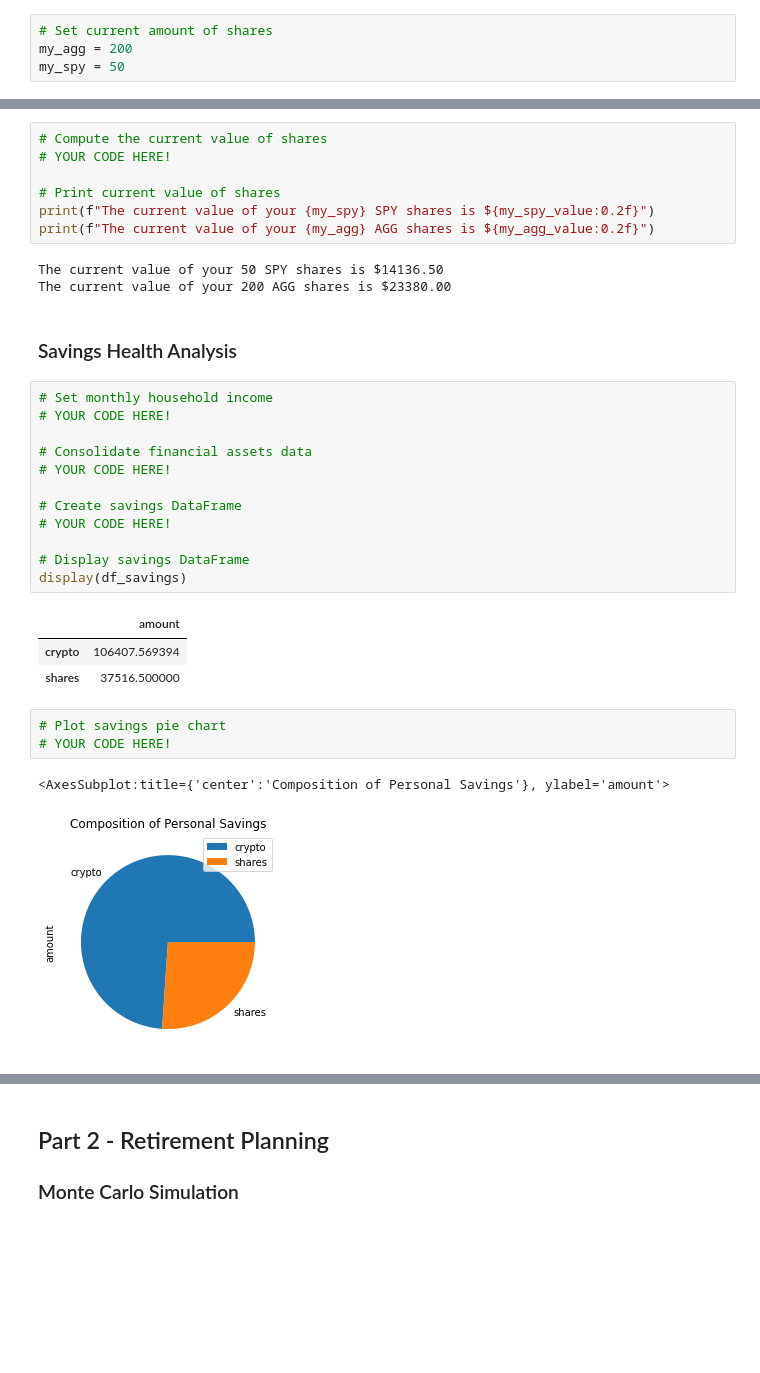
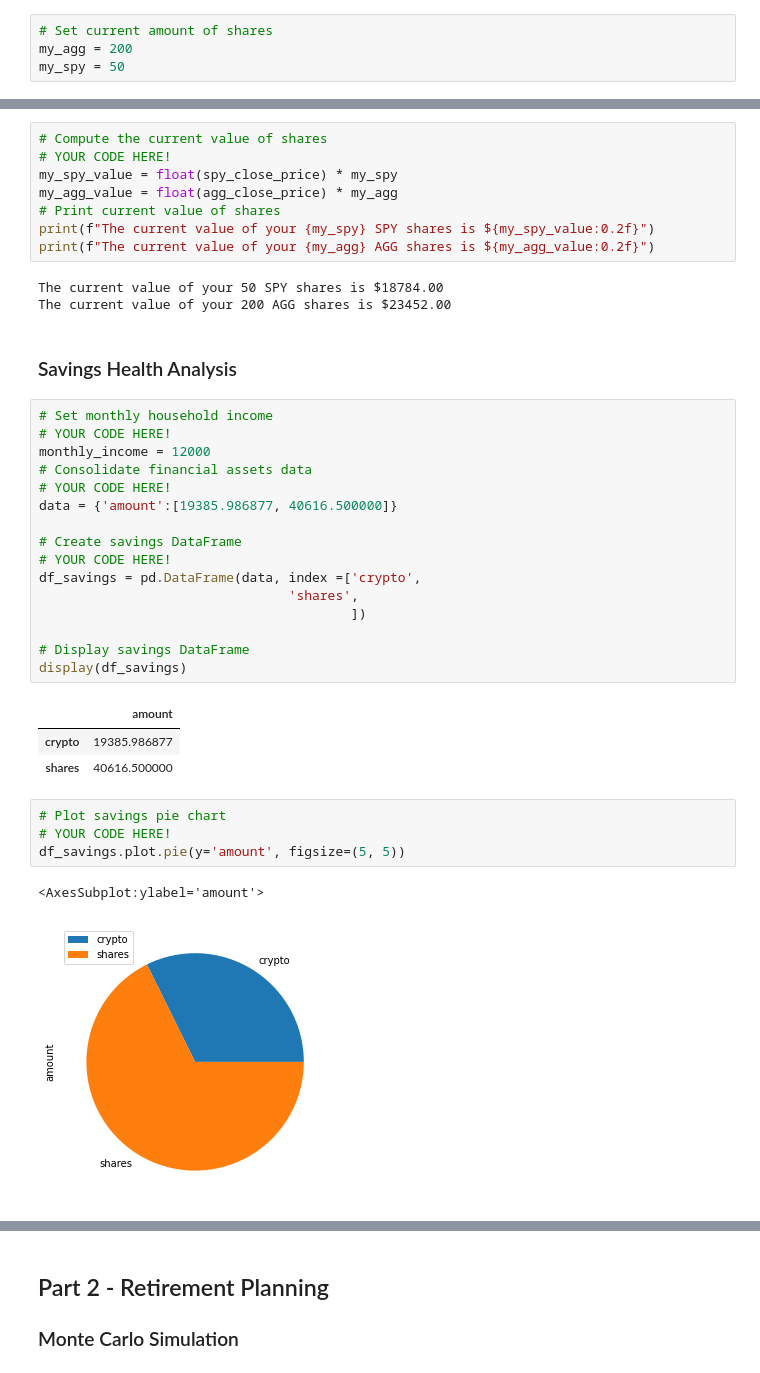
Before and after one commit to ITJedi/Unit-5---Financial-Planning, a Jupyter notebook: financial-planner.ipynb, the cells around one changed output, grey strips where cells are left out. Cells and saved outputs as stored; diff of their text form; blank space fills up the shorter version.

```diff
--- a/financial-planner.ipynb
+++ b/financial-planner.ipynb
@@ -106,37 +124,43 @@ Current SPY closing price: $282.73
 # %%
 # Compute the current value of shares
 # YOUR CODE HERE!
-
+my_spy_value = float(spy_close_price) * my_spy
+my_agg_value = float(agg_close_price) * my_agg
 # Print current value of shares
 print(f"The current value of your {my_spy} SPY shares is ${my_spy_value:0.2f}")
 print(f"The current value of your {my_agg} AGG shares is ${my_agg_value:0.2f}")
 # %% [output]
-The current value of your 50 SPY shares is $14136.50
-The current value of your 200 AGG shares is $23380.00
+The current value of your 50 SPY shares is $18784.00
+The current value of your 200 AGG shares is $23452.00
 # %% [markdown]
 ### Savings Health Analysis
 # %%
 # Set monthly household income
 # YOUR CODE HERE!
-
+monthly_income = 12000
 # Consolidate financial assets data
 # YOUR CODE HERE!
+data = {'amount':[19385.986877, 40616.500000]}
 
 # Create savings DataFrame
 # YOUR CODE HERE!
+df_savings = pd.DataFrame(data, index =['crypto',
+                                'shares',
+                                        ])
 
 # Display savings DataFrame
 display(df_savings)
 # %% [output]
 |  | amount |
-| crypto | 106407.569394 |
-| shares | 37516.500000 |
+| crypto | 19385.986877 |
+| shares | 40616.500000 |
 # %%
 # Plot savings pie chart
 # YOUR CODE HERE!
+df_savings.plot.pie(y='amount', figsize=(5, 5))
 # %% [output]
-<AxesSubplot:title={'center':'Composition of Personal Savings'}, ylabel='amount'>
+<AxesSubplot:ylabel='amount'>
-[figure, old version]
+[figure, new version]
 # %%
 # Set ideal emergency fund
 emergency_fund = monthly_income * 3
```
Also changed, not shown: parts of 16 cells of this notebook, 3 other files.
